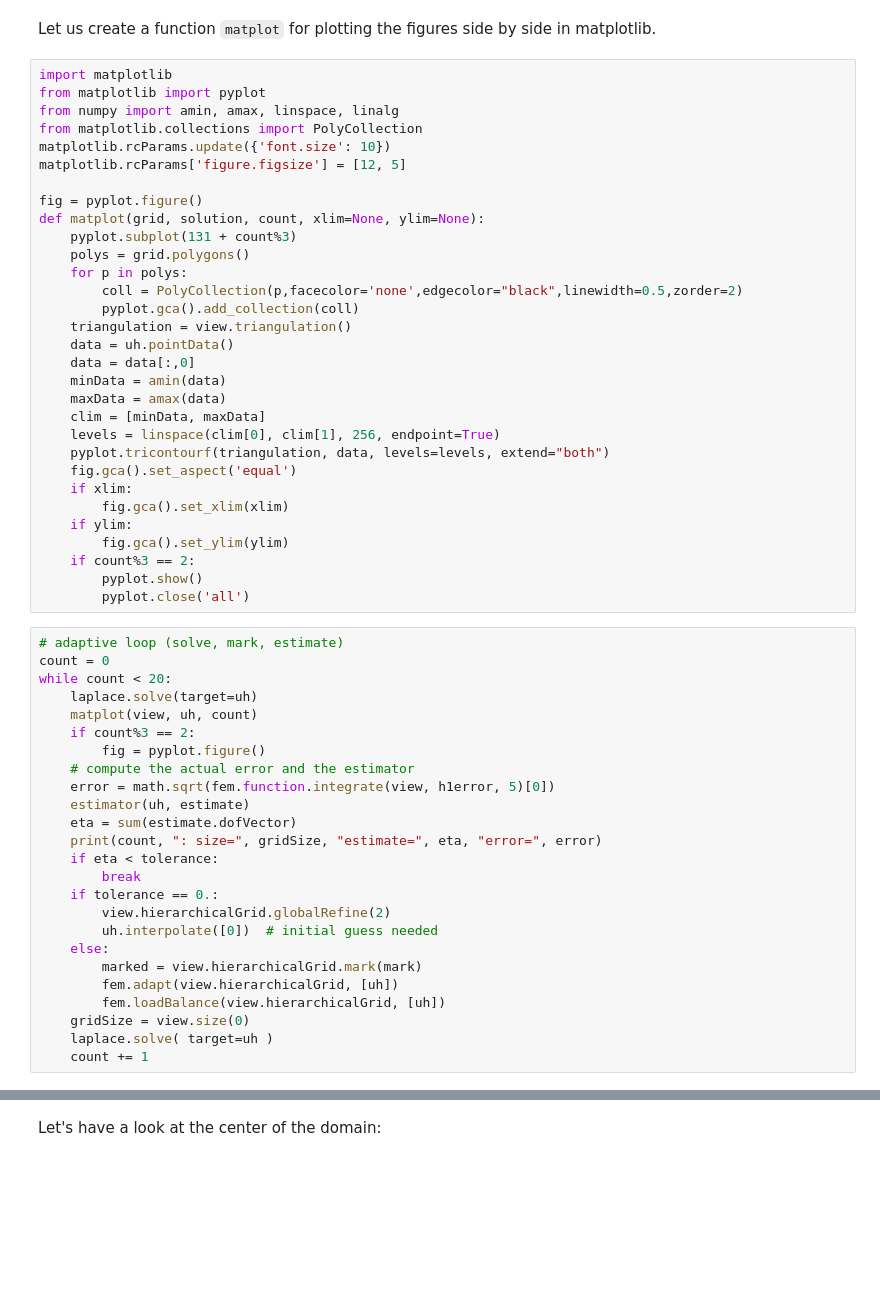
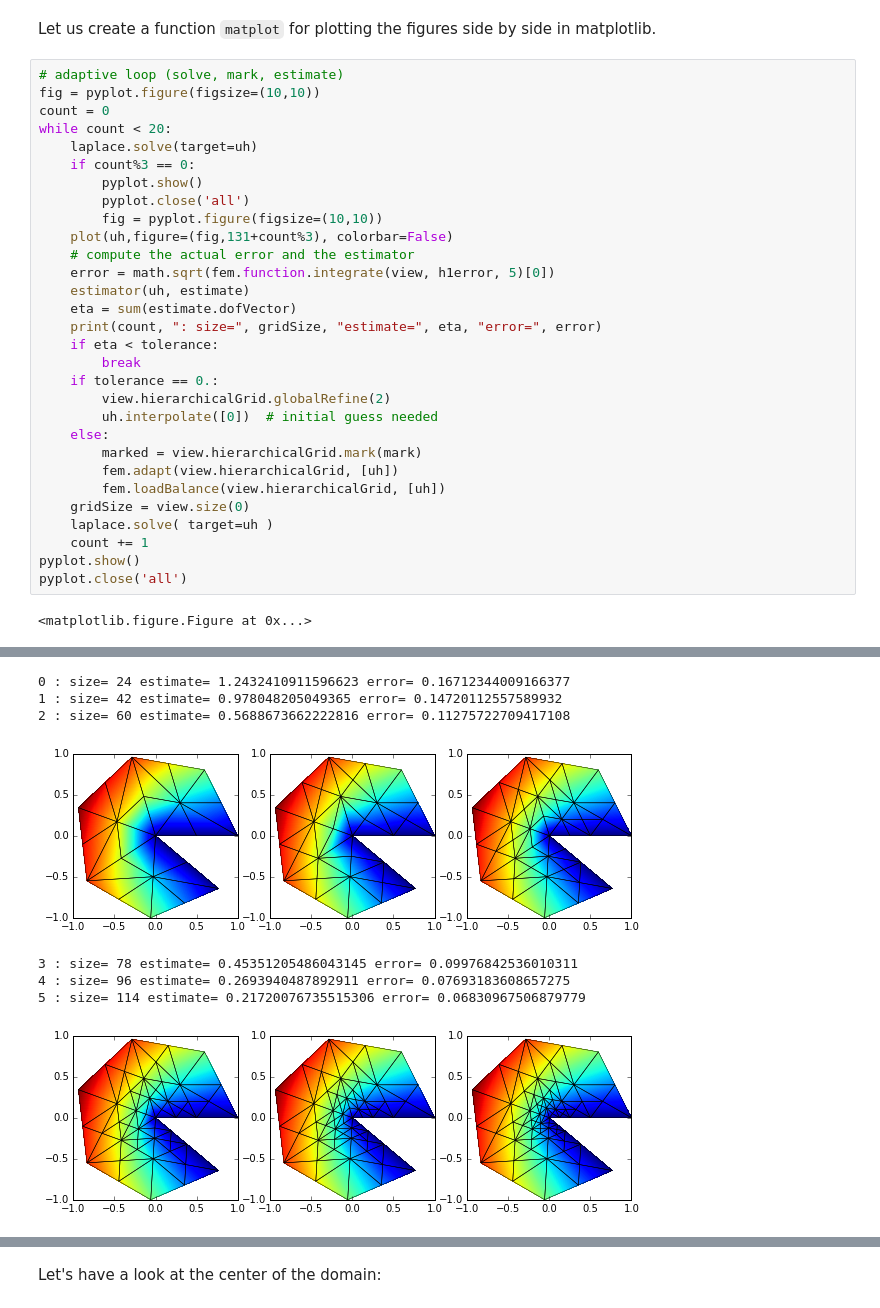
Before and after one commit to adedner/dune-fempy, a Jupyter notebook: notebooks/laplace-adaptive.ipynb, the cells around one changed output, grey strips where cells are left out. Saved outputs shown, nothing was run; the diff lists cells and outputs as text; blank space fills up the shorter version.

```diff
--- a/notebooks/laplace-adaptive.ipynb
+++ b/notebooks/laplace-adaptive.ipynb
@@ -111,44 +133,16 @@ def mark(element):
 # %% [markdown]
 Let us create a function `matplot` for plotting the figures side by side in matplotlib.
-# %%
-import matplotlib
-from matplotlib import pyplot
-from numpy import amin, amax, linspace, linalg
-from matplotlib.collections import PolyCollection
-matplotlib.rcParams.update({'font.size': 10})
-matplotlib.rcParams['figure.figsize'] = [12, 5]
-
-fig = pyplot.figure()
-def matplot(grid, solution, count, xlim=None, ylim=None):
-    pyplot.subplot(131 + count%3)
-    polys = grid.polygons()
-    for p in polys:
-        coll = PolyCollection(p,facecolor='none',edgecolor="black",linewidth=0.5,zorder=2)
-        pyplot.gca().add_collection(coll)
-    triangulation = view.triangulation()
-    data = uh.pointData()
-    data = data[:,0]
-    minData = amin(data)
-    maxData = amax(data)
-    clim = [minData, maxData]
-    levels = linspace(clim[0], clim[1], 256, endpoint=True)
-    pyplot.tricontourf(triangulation, data, levels=levels, extend="both")
-    fig.gca().set_aspect('equal')
-    if xlim:
-        fig.gca().set_xlim(xlim)
-    if ylim:
-        fig.gca().set_ylim(ylim)
-    if count%3 == 2:
-        pyplot.show()
-        pyplot.close('all')
 # %%
 # adaptive loop (solve, mark, estimate)
+fig = pyplot.figure(figsize=(10,10))
 count = 0
 while count < 20:
     laplace.solve(target=uh)
-    matplot(view, uh, count)
-    if count%3 == 2:
-        fig = pyplot.figure()
+    if count%3 == 0:
+        pyplot.show()
+        pyplot.close('all')
+        fig = pyplot.figure(figsize=(10,10))
+    plot(uh,figure=(fig,131+count%3), colorbar=False)
     # compute the actual error and the estimator
     error = math.sqrt(fem.function.integrate(view, h1error, 5)[0])
     estimator(uh, estimate)
@@ -166,3 +160,7 @@ while count < 20:
     gridSize = view.size(0)
     laplace.solve( target=uh )
     count += 1
+pyplot.show()
+pyplot.close('all')
+# %% [output]
+<matplotlib.figure.Figure at 0x...>
@@ -168,0 +169,8 @@ while count < 20:
+0 : size= 24 estimate= 1.2432410911596623 error= 0.16712344009166377
+1 : size= 42 estimate= 0.978048205049365 error= 0.14720112557589932
+2 : size= 60 estimate= 0.5688673662222816 error= 0.11275722709417108
+[figure, added]
+3 : size= 78 estimate= 0.45351205486043145 error= 0.09976842536010311
+4 : size= 96 estimate= 0.2693940487892911 error= 0.07693183608657275
+5 : size= 114 estimate= 0.21720076735515306 error= 0.06830967506879779
+[figure, added]
```
Also changed, not shown: parts of 5 cells of this notebook, 2 other files.
